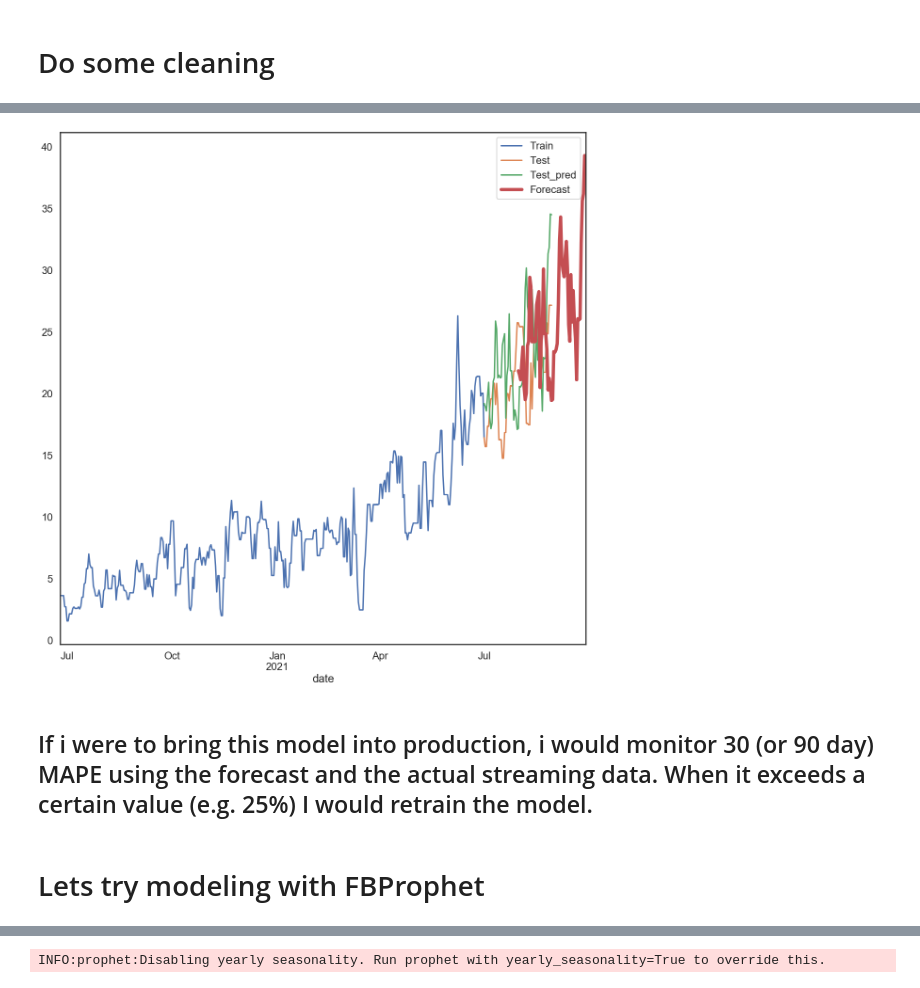
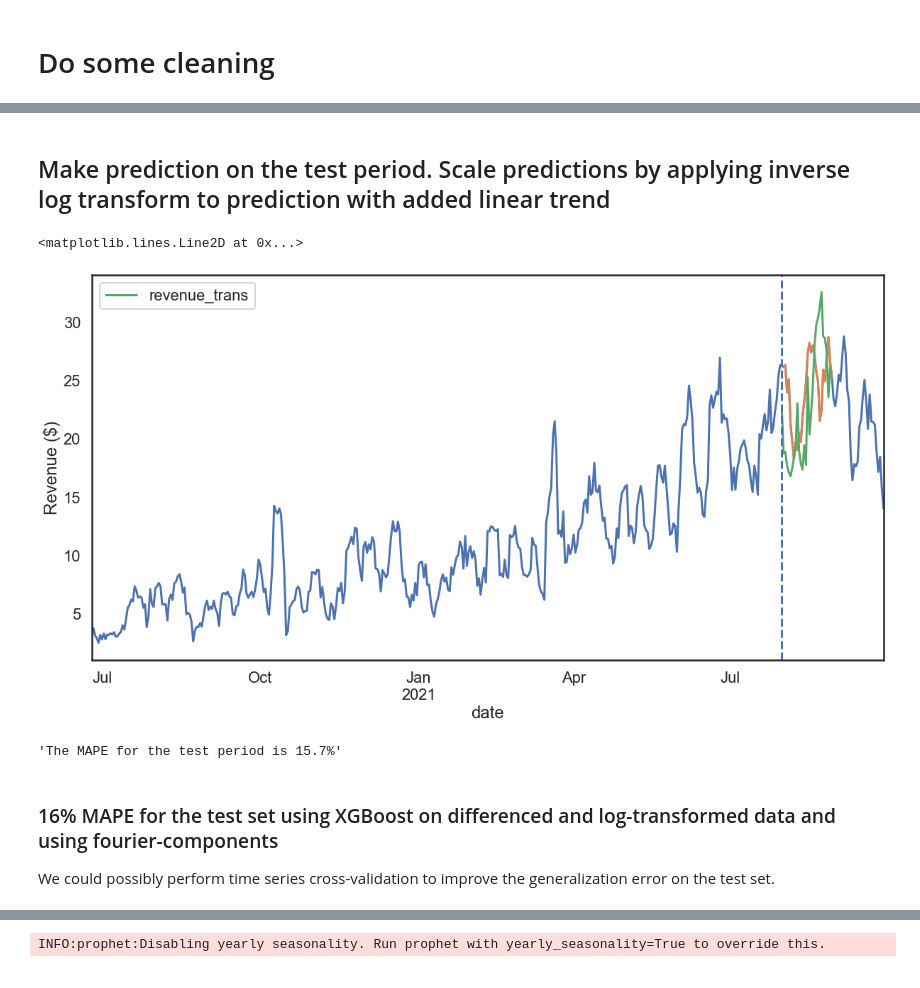
Before and after one commit to davidfox87/EV_forecasting, a Jupyter notebook: EDA_ML.ipynb, the cells around one changed output, grey strips where cells are left out. Drawn from its saved outputs; the diff is of its cells as text; code cells hidden in the pictures.

```diff
--- a/EDA_ML.ipynb
+++ b/EDA_ML.ipynb
@@ -464,14 +272,30 @@ plt.plot(pred_lin_future)
-# %%
-plt.figure(figsize=[20, 20])
-ax1 = merged.loc[merged.Group=="Train", 'Net Revenue_7D'].plot()
-merged.loc[merged.Group=="Test", 'Net Revenue_7D'].plot(ax=ax1)
-np.exp(series + pred_lin[-len(series):]).plot(ax=ax1)
-
-np.exp(predictions_future + pd.DataFrame(pred_lin_future, index=predictions_future.index, columns=['revenue_trans'])).plot(ax=ax1, lw=7)
-ax1.legend(["Train", "Test", "Test_pred", "Forecast"]);
-# %% [output]
-[figure, removed]
-# %% [markdown]
-## If i were to bring this model into production, i would monitor 30 (or 90 day) MAPE using the forecast and the actual streaming data. When it exceeds a certain value (e.g. 25%) I would retrain the model.
-# %% [markdown]
-# Lets try modeling with FBProphet
+# %% [markdown]
+## Make prediction on the test period. Scale predictions by applying inverse log transform to prediction with added linear trend
+# %%
+predictions = pd.DataFrame(pipe.predict(X_test)[:, 0], index=X_test.index, columns=['revenue_trans'])
+X_full = np.array(range(df2.shape[0]-X_test.shape[0], df2.shape[0]))
+pred_lin = reg.predict(X_full.reshape(-1,1))
+
+predictions_inv = predictions.transform(lambda x: np.exp(x + pred_lin[:, 0]))
+# %%
+fig, ax = plt.subplots()
+df2["Net Revenue_7D"].plot(ax=ax)
+X_test["Net Revenue_7D"].plot(ax=ax)
+predictions_inv.plot(ax=ax)
+plt.ylabel('Revenue ($)')
+plt.axvline(x=datetime.datetime(2021, 7, 31), ls='--')
+# %% [output]
+<matplotlib.lines.Line2D at 0x...>
+[figure, added]
+# %%
+test = np.exp(X_test[['lag_revenue1']]+pred_lin)
+test = X_test['Net Revenue_7D']
+
+y_pred = predictions_inv
+mape = mean_absolute_percentage_error(y_pred, test)
+f'The MAPE for the test period is {mape*100:.1f}%'
+# %% [output]
+'The MAPE for the test period is 15.7%'
+# %% [markdown]
+### 16% MAPE for the test set using XGBoost on differenced and log-transformed data and using fourier-components
+We could possibly perform time series cross-validation to improve the generalization error on the test set.
```
Also changed, not shown: parts of 86 cells of this notebook, 3 other files.
